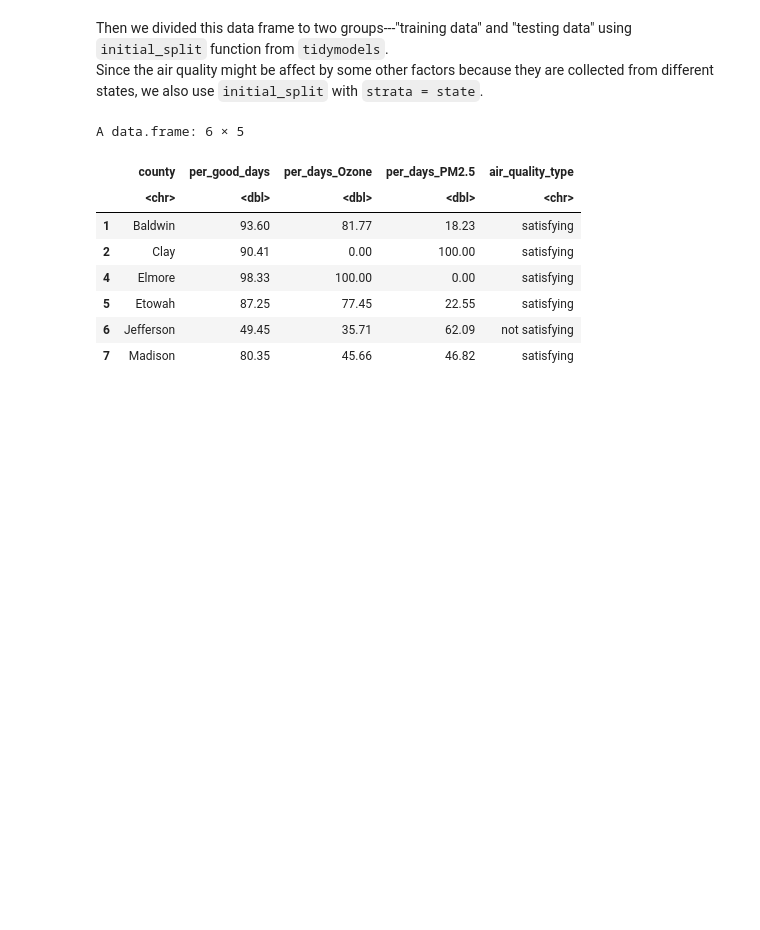
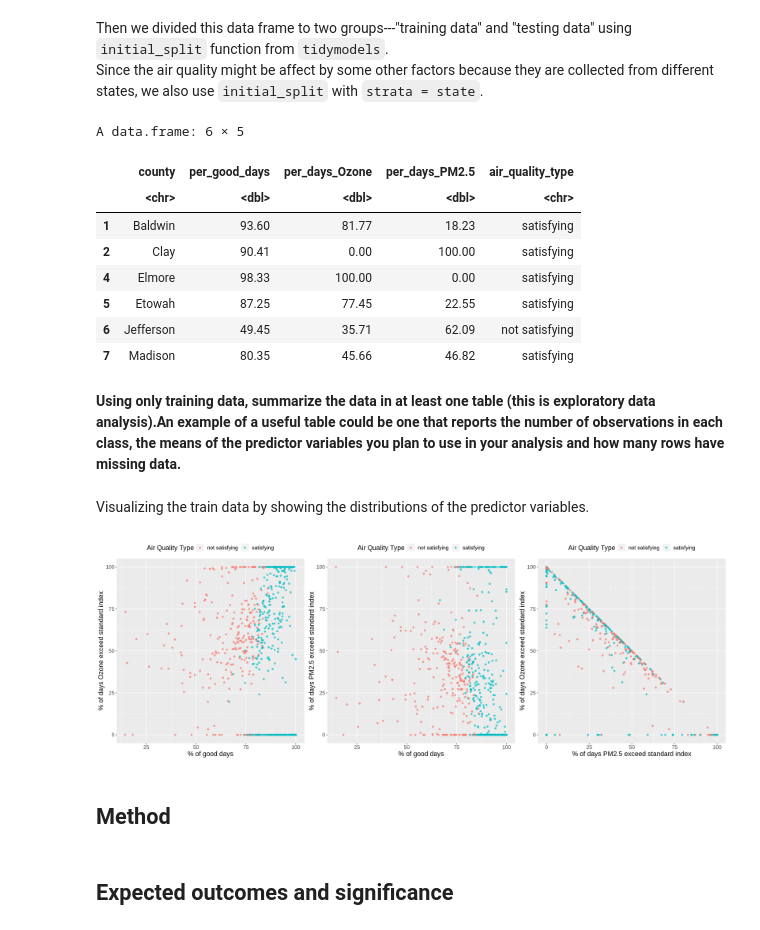
Before and after one commit to Hansen0014/Air-quality-data, a Jupyter notebook: Proposal.ipynb, the cells around one changed output. Saved outputs shown, nothing was run; the diff lists cells and outputs as text; code cells hidden in the pictures; blank space fills up the shorter version.

```diff
--- a/Proposal.ipynb
+++ b/Proposal.ipynb
@@ -85,3 +87,40 @@ A data.frame: 6 × 5
 | 5 | Etowah | 87.25 | 77.45 | 22.55 | satisfying |
 | 6 | Jefferson | 49.45 | 35.71 | 62.09 | not satisfying |
 | 7 | Madison | 80.35 | 45.66 | 46.82 | satisfying |
+# %% [markdown]
+**Using only training data, summarize the data in at least one table (this is exploratory data analysis).An example of a useful table could be one that reports the number of observations in each class, the means of the predictor variables you plan to use in your analysis and how many rows have missing data.**
+# %% [markdown]
+Visualizing the train data by showing the distributions of the predictor variables.
+# %%
+options(repr.plot.width = 20, repr.plot.height = 7)
+train_plot1 <- ggplot(data = Air_quality_train,aes(x = per_good_days, y = per_days_Ozone)) +
+    geom_point(aes(colour = air_quality_type), alpha = 0.7) +
+    labs(colour = "Air Quality Type") +
+    xlab("% of good days") +
+    ylab("% of days Ozone exceed standard index") +
+    theme(text = element_text(size = 15), legend.position="top")
+
+train_plot2 <- ggplot(data = Air_quality_train,aes(x = per_good_days, y = per_days_PM2.5)) +
+    geom_point(aes(colour = air_quality_type), alpha = 0.7) +
+    labs(colour = "Air Quality Type") +
+    xlab("% of good days") +
+    ylab("% of days PM2.5 exceed standard index") +
+    theme(text = element_text(size = 15), legend.position="top")
+
+train_plot3 <- ggplot(data = Air_quality_train,aes(x = per_days_PM2.5, y = per_days_Ozone)) +
+    geom_point(aes(colour = air_quality_type), alpha = 0.7) +
+    labs(colour = "Air Quality Type") +
+    xlab("% of days PM2.5 exceed standard index") +
+    ylab("% of days Ozone exceed standard index") +
+    theme(text = element_text(size = 15),legend.position = "top")
+
+
+
+
+plot_grid(train_plot1, train_plot2, train_plot3, ncol = 3)
+# %% [output]
+[figure, added]
+# %% [markdown]
+## Method
+# %% [markdown]
+## Expected outcomes and significance
```
Also changed, not shown: parts of 1 cell of this notebook.
